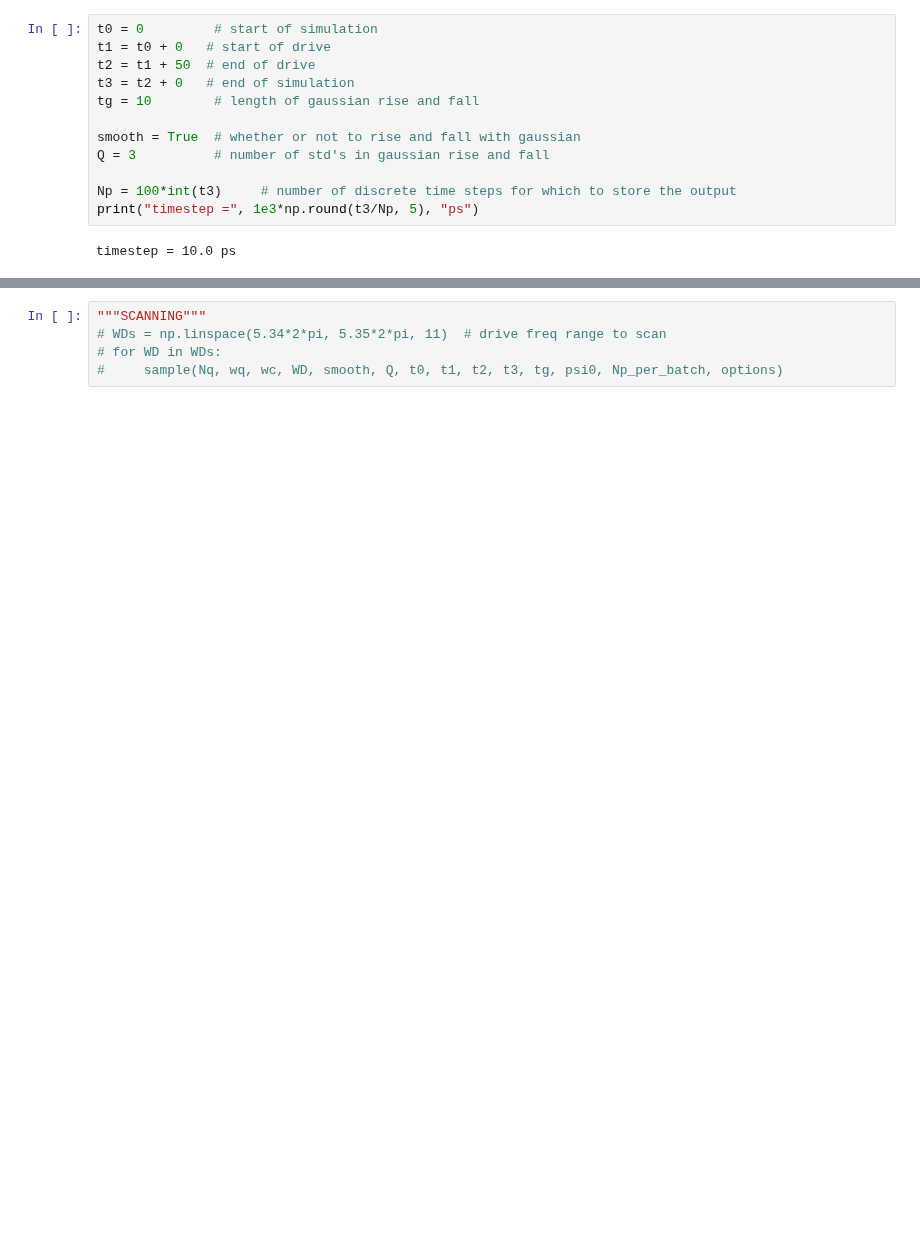
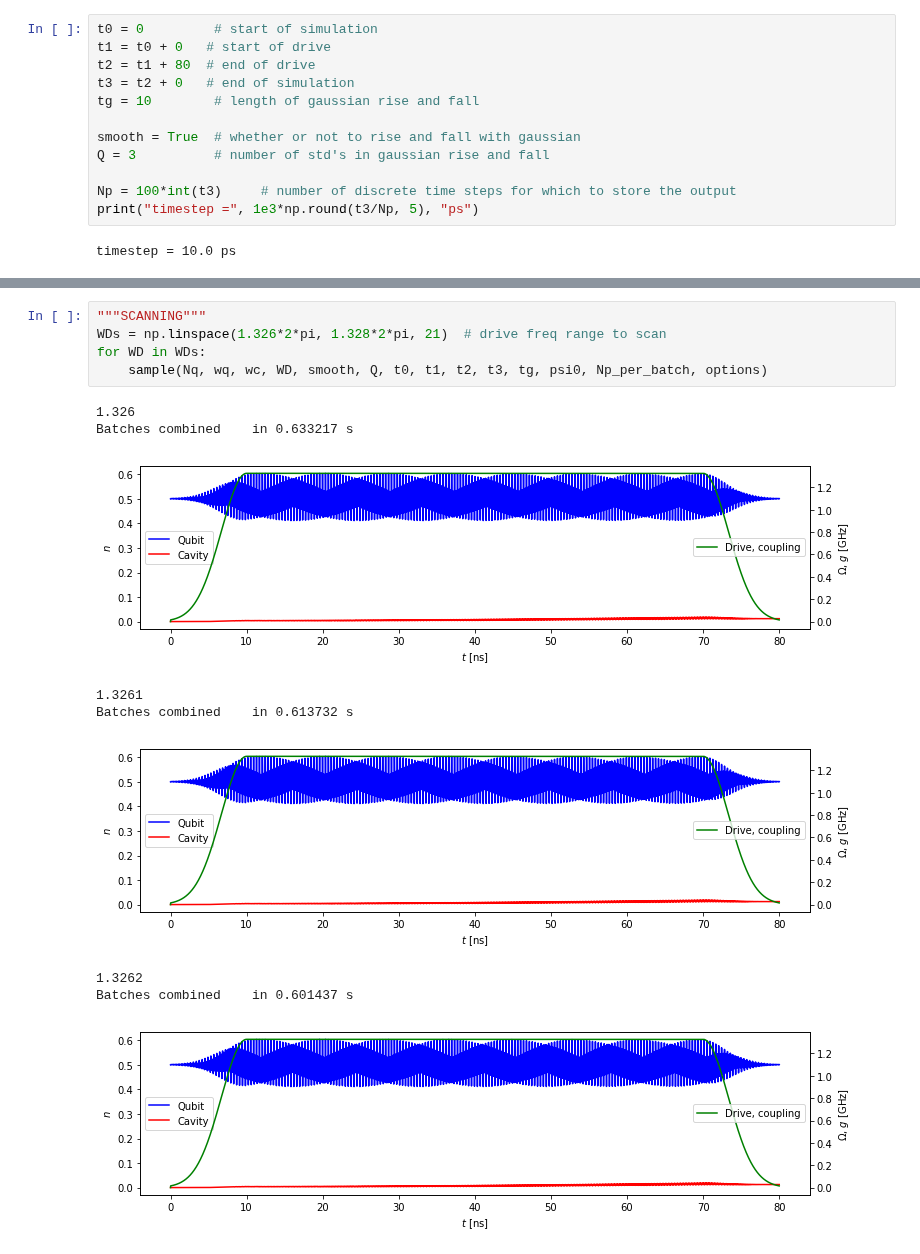
Before and after one commit to wouterkesselsap/thesis, a Jupyter notebook: 2p_sideband.ipynb, the cells around one changed output, grey strips where cells are left out. Drawn from its saved outputs; the diff is of its cells as text; blank space fills up the shorter version.

```diff
--- a/2p_sideband.ipynb
+++ b/2p_sideband.ipynb
@@ -78,7 +85,7 @@ wq_mod = wq + Omega**2/(2*(wq-wd)) + Omega**2/(2*(wq+wd))
 # %%
 t0 = 0         # start of simulation
 t1 = t0 + 0   # start of drive
-t2 = t1 + 50  # end of drive
+t2 = t1 + 80  # end of drive
 t3 = t2 + 0   # end of simulation
 tg = 10        # length of gaussian rise and fall
 
@@ -276,6 +303,16 @@ widgets.VBox([fig_button, fig_out])
 [interactive output not drawn]
 # %%
 """SCANNING"""
-# WDs = np.linspace(5.34*2*pi, 5.35*2*pi, 11)  # drive freq range to scan
-# for WD in WDs:
-#     sample(Nq, wq, wc, WD, smooth, Q, t0, t1, t2, t3, tg, psi0, Np_per_batch, options)
+WDs = np.linspace(1.326*2*pi, 1.328*2*pi, 21)  # drive freq range to scan
+for WD in WDs:
+    sample(Nq, wq, wc, WD, smooth, Q, t0, t1, t2, t3, tg, psi0, Np_per_batch, options)
+# %% [output]
+1.326
+Batches combined    in 0.633217 s
+[figure, added]
+1.3261
+Batches combined    in 0.613732 s
+[figure, added]
+1.3262
+Batches combined    in 0.601437 s
+[figure, added]
```
Also changed, not shown: parts of 11 cells of this notebook, 3 other files.
